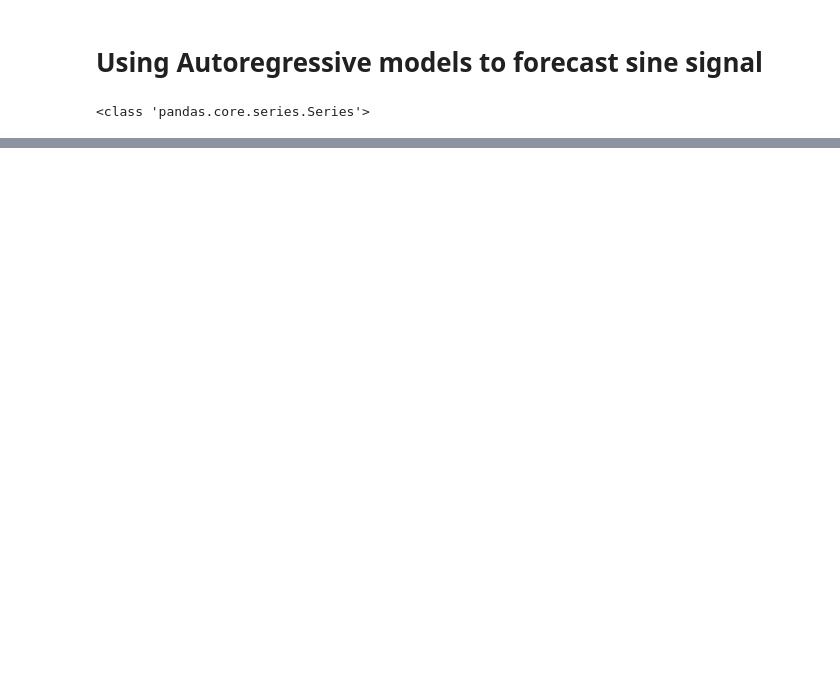
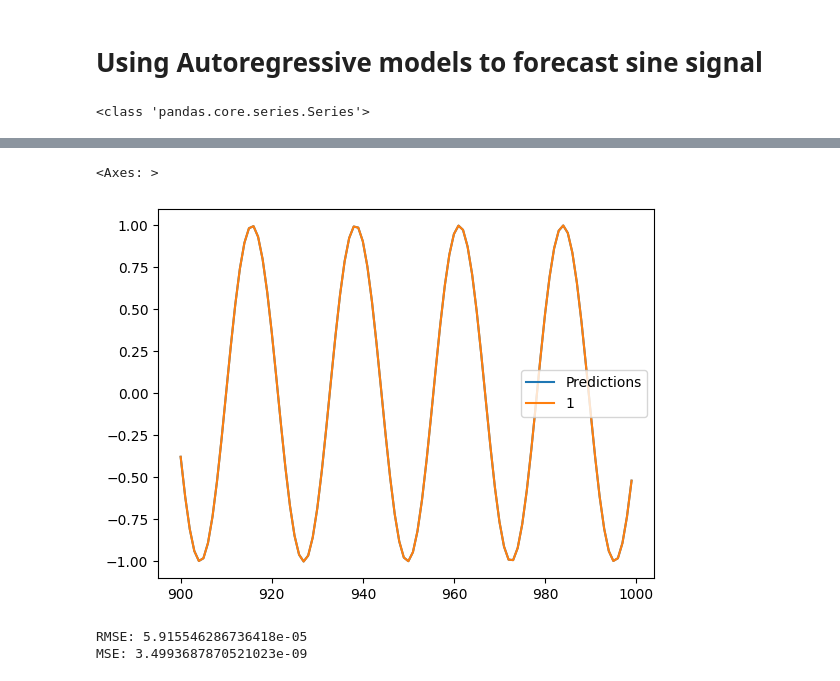
Before and after one commit to fredrikSveen/MSc_time_series_GAN, a Jupyter notebook: AR_model.ipynb, the cells around one changed output, grey strips where cells are left out. Saved outputs shown, nothing was run; the diff lists cells and outputs as text; code cells hidden in the pictures; blank space fills up the shorter version.

```diff
--- a/AR_model.ipynb
+++ b/AR_model.ipynb
@@ -53,0 +25,14 @@ Error:
+# %%
+from statsmodels.tsa.arima.model import ARIMA
+
+# Split data into train / test sets
+split = 0.9
+split_value = int(len(data) -len(data)*split)
+train = data.iloc[:len(data)-split_value]
+test = data.iloc[len(data)-split_value:]
+
+print(len(train))
+
+model = ARIMA(train, order=(3,0,1), seasonal_order=(0,0,0,0))
+res = model.fit()
+res.summary()
@@ -53,0 +63,30 @@ Error:
+# %%
+start = len(train)
+end = len(train) + len(test) - 1
+
+# Predictions for one-year against the test set
+predictions = res.predict(start, end,
+							typ = 'levels').rename("Predictions")
+
+# plot predictions and actual values
+predictions.plot(legend = True)
+test.plot(legend = True)
+# %% [output]
+<Axes: >
+[figure, added]
+# %%
+# Load specific evaluation tools
+from sklearn.metrics import mean_squared_error
+from statsmodels.tools.eval_measures import rmse
+
+# Calculate root mean squared error
+RMSE = rmse(test, predictions)
+
+# Calculate mean squared error
+MSE = mean_squared_error(test, predictions)
+
+print(f'RMSE: {RMSE}')
+print(f'MSE: {MSE}')
+# %% [output]
+RMSE: 5.915546286736418e-05
+MSE: 3.4993687870521023e-09
```
Also changed, not shown: parts of 14 cells of this notebook.
